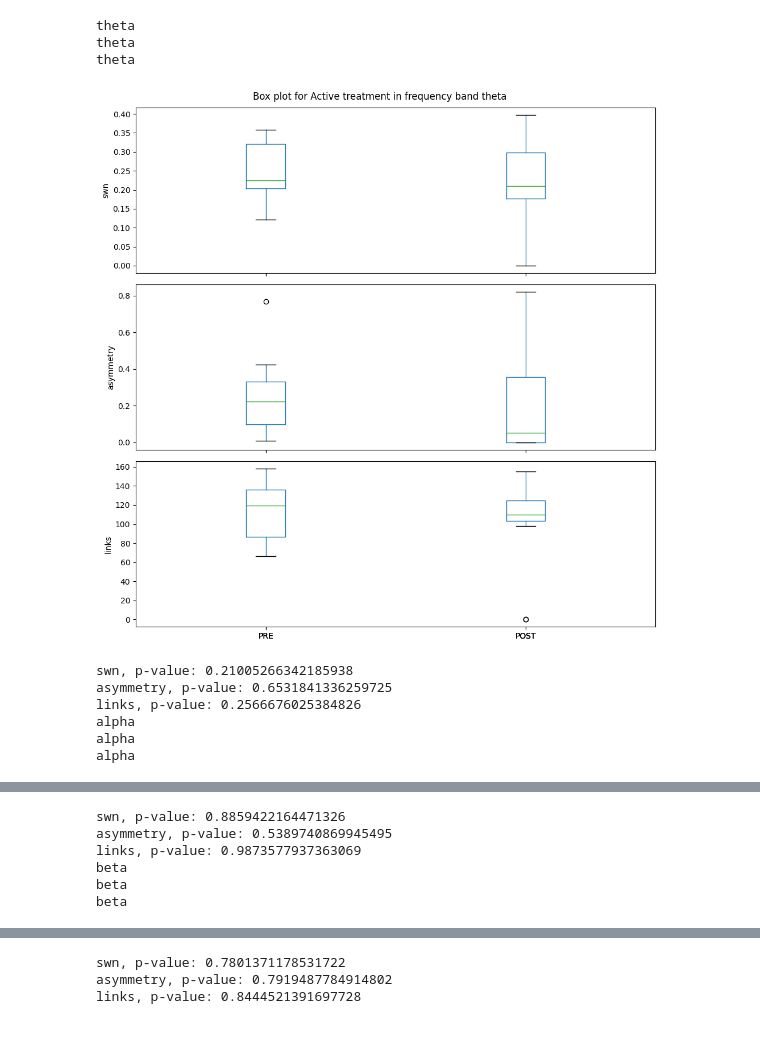
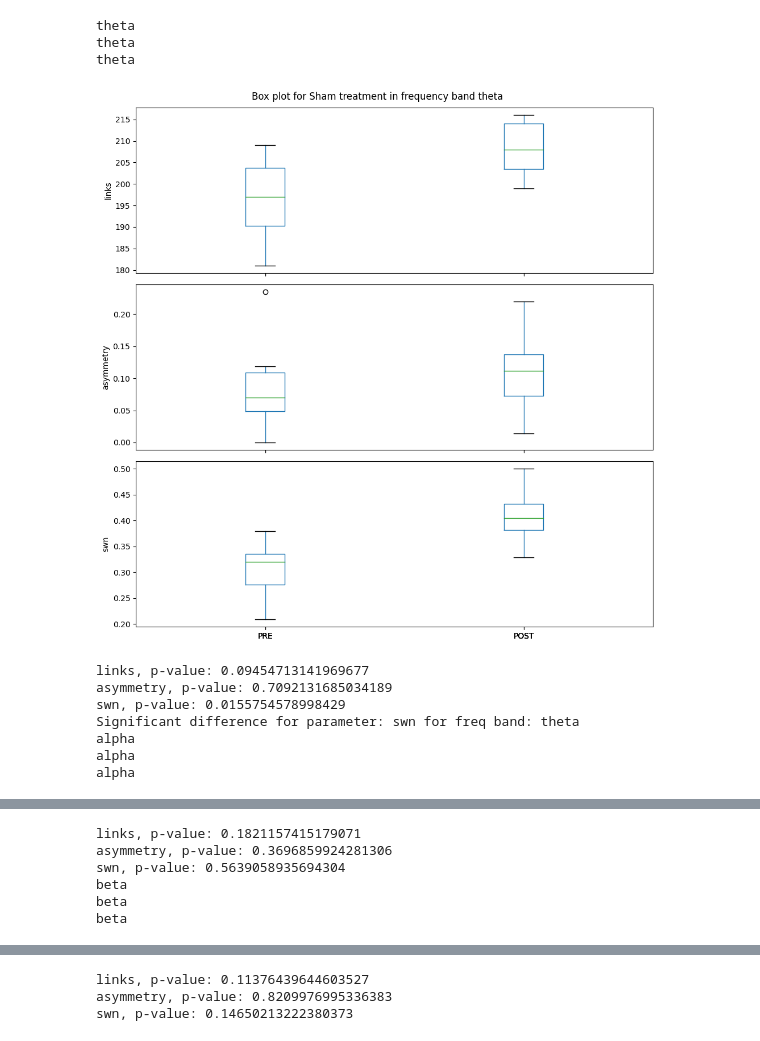
Before and after one commit to vishwanisingh/Depression-tDCS-Analysis, a Jupyter notebook: script-table-to-color-map.ipynb, the cells around one changed output, grey strips where cells are left out. Drawn from its saved outputs; the diff is of its cells as text; code cells hidden in the pictures.

```diff
--- a/script-table-to-color-map.ipynb
+++ b/script-table-to-color-map.ipynb
@@ -8,9 +8,11 @@ from scipy.stats import ttest_rel
 import math
 import seaborn as sns
 
-ACTIVE_SHAM = 'Active'
+ACTIVE_SHAM = 'Sham'
 GROUP1 = 'PRE'
 GROUP2 = 'POST'
 N = 32
+LINK_DIFF = 2
+ASYM_DIFF = 0
 mapping = {0: 'theta', 1: 'alpha', 2: 'beta'}
 # %%
@@ -162,21 +170,19 @@ DF                        index       swn                                \
 swn_values1, swn_values2 = {'theta' : [], 'alpha': [], 'beta': []} , {'theta' : [], 'alpha': [], 'beta': []}
 asymmetry_values1, asymmetry_values2 = {'theta' : [], 'alpha': [], 'beta': []}, {'theta' : [], 'alpha': [], 'beta': []}
 links_values1, links_values2 = {'theta' : [], 'alpha': [], 'beta': []}, {'theta' : [], 'alpha': [], 'beta': []}
-hub_values1, hub_values2 = {'theta' : [], 'alpha': [], 'beta': []}, {'theta' : [], 'alpha': [], 'beta': []}
+# hub_values1, hub_values2 = {'theta' : [], 'alpha': [], 'beta': []}, {'theta' : [], 'alpha': [], 'beta': []}
 
-master_dict = {'swn_values': [swn_values1, swn_values2], 'asymmetry_values': [asymmetry_values1, asymmetry_values2], \
-               'links_values': [links_values1, links_values2], 'hub_values': [hub_values1, hub_values2]}
+master_dict = {'links_values': [links_values1, links_values2], 'asymmetry_values': [asymmetry_values1, asymmetry_values2], \
+               'swn_values': [swn_values1, swn_values2]}
 
 for j in range(len(df)): # rows
     for k in range(1, len(df.columns)-N-1, 2): # cols
-        print(k, df.iloc[j, k])
-        # SWN
         if k in range(1,6):
+            para = 'links_values'
+        elif k in range(6, 12):
+            para = 'asymmetry_values'
+        elif k in range(12, 18):
             para = 'swn_values'
-        elif k in range(6, 12):
-            para = 'links_values'
-        elif k in range(12, 18):
-            para = 'asymmetry_values'
 
         if k%6 == 1:
             master_dict[para][0]['theta'].append(df.iloc[j, k])
@@ -214,47 +202,48 @@ for j in range(len(df)): # rows
 for map in mapping:
     g1_group_measures = pd.DataFrame({
         # master_dict['swn_values'][0][mapping[map]] can be replaced with swn_values1[mapping[map]]
+        'links': master_dict['links_values'][0][mapping[map]],
+        'asymmetry':  [abs(x - 1) for x in master_dict['asymmetry_values'][0][mapping[map]]],
         'swn': master_dict['swn_values'][0][mapping[map]],
-        'links': master_dict['links_values'][0][mapping[map]],
-        'asymmetry':  [abs(x - 1) for x in master_dict['asymmetry_values'][0][mapping[map]]]
     })
 
 
     g2_group_measures = pd.DataFrame({
+        'links': master_dict['links_values'][1][mapping[map]],
+        'asymmetry': [abs(x - 1) for x in master_dict['asymmetry_values'][1][mapping[map]]],
         'swn': master_dict['swn_values'][1][mapping[map]],
-        'links': master_dict['links_values'][1][mapping[map]],
-        'asymmetry': [abs(x - 1) for x in master_dict['asymmetry_values'][1][mapping[map]]]
     })
 
     fig, axes = plt.subplots(3, 1, figsize=(10, 10), sharex=True)
-    parameters = ['swn', 'asymmetry', 'links']
+    parameters = ['links', 'asymmetry', 'swn']
 
     for i, param in enumerate(parameters):
         print(mapping[map])
         df = pd.DataFrame({GROUP1: g1_group_measures[param], GROUP2: g2_group_measures[param]})
         df.boxplot(ax=axes[i], grid=False)
         # axes[i].boxplot([g1_group_measures[param], g2_group_measures[param]], labels=[GROUP1, GROUP2])
         axes[i].set_ylabel(param)
 
     fig.suptitle(f'Box plot for {ACTIVE_SHAM} treatment in frequency band {mapping[map]}')
     plt.tight_layout()
     plt.show()
 
     # Perform t-test for each parameter
     for param in parameters:
         # print("*********", g1_group_measures[param], g2_group_measures[param])
         t_stat, p_value = ttest_rel(g1_group_measures[param].dropna(), g2_group_measures[param].dropna())
         print(f"{param}, p-value: {p_value}")
         if p_value < 0.05:
             print(f"Significant difference for parameter: {param} for freq band: {mapping[map]}")
 # %% [output]
 theta
 theta
 theta
-[figure, old version]
+[figure, new version]
-swn, p-value: 0.21005266342185938
-asymmetry, p-value: 0.6531841336259725
-links, p-value: 0.2566676025384826
+links, p-value: 0.09454713141969677
+asymmetry, p-value: 0.7092131685034189
+swn, p-value: 0.0155754578998429
+Significant difference for parameter: swn for freq band: theta
 alpha
 alpha
 alpha
@@ -262,6 +251,6 @@ alpha
-swn, p-value: 0.8859422164471326
-asymmetry, p-value: 0.5389740869945495
-links, p-value: 0.9873577937363069
+links, p-value: 0.1821157415179071
+asymmetry, p-value: 0.3696859924281306
+swn, p-value: 0.5639058935694304
 beta
 beta
 beta
@@ -269,3 +258,3 @@ beta
-swn, p-value: 0.7801371178531722
-asymmetry, p-value: 0.7919487784914802
-links, p-value: 0.8444521391697728
+links, p-value: 0.11376439644603527
+asymmetry, p-value: 0.8209976995336383
+swn, p-value: 0.14650213222380373
```
Also changed, not shown: parts of 3 cells of this notebook, 25 other files.
